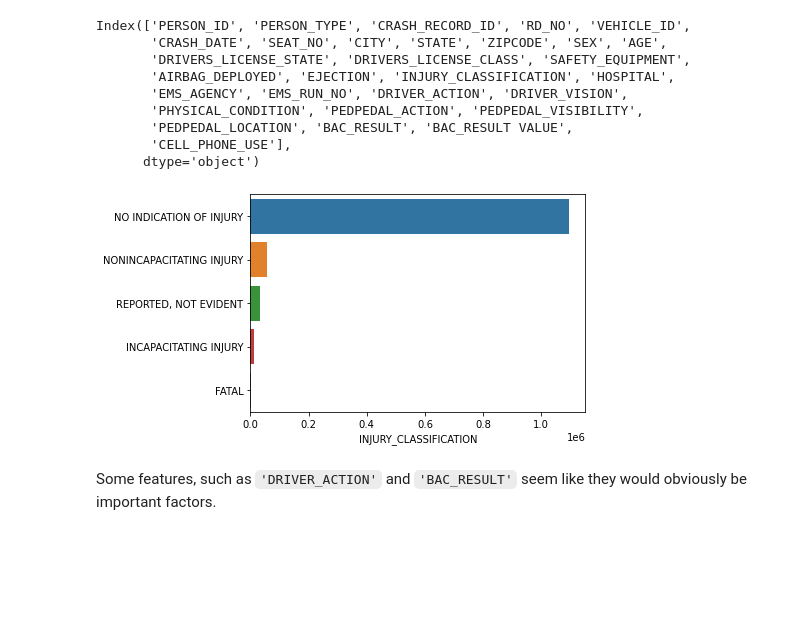
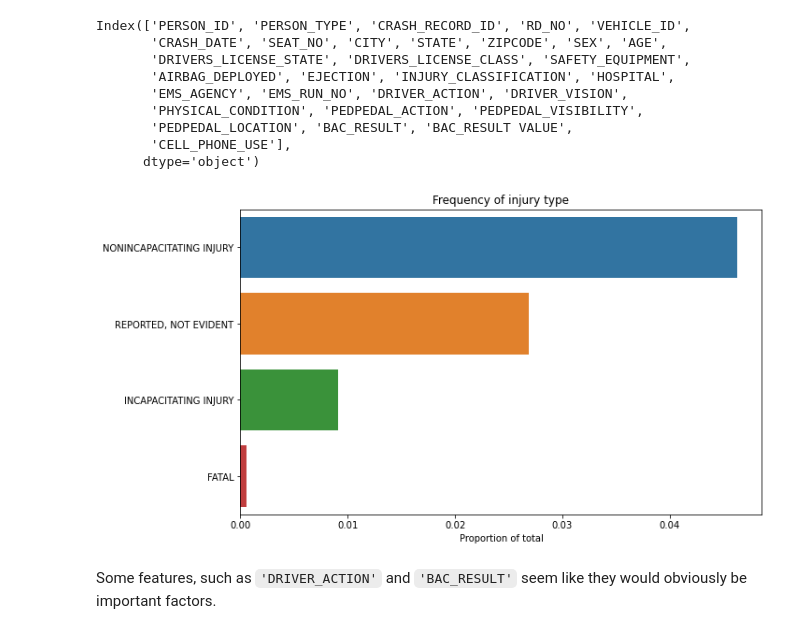
Before and after one commit to AngieKay/Chicago-Crashes, a Jupyter notebook: ChicagoCrashes_EDA.ipynb, the cells around one changed output. Saved outputs shown, nothing was run; the diff lists cells and outputs as text; code cells hidden in the pictures; blank space fills up the shorter version.

```diff
--- a/ChicagoCrashes_EDA.ipynb
+++ b/ChicagoCrashes_EDA.ipynb
@@ -179,10 +182,14 @@ people_eda = people_df.drop(['PERSON_ID', 'RD_NO', 'CRASH_RECORD_ID', 'HOSPITAL'
                              'EMS_AGENCY', 'EMS_RUN_NO'], axis=1)
 # %%
 # Distribution of our target classes
-sns.barplot(y=people_eda.INJURY_CLASSIFICATION.value_counts().index, x=people_eda.INJURY_CLASSIFICATION.value_counts(),
-           orient='h');
+fig, ax = plt.subplots(figsize=(10, 6))
+sns.barplot(y=people_df.INJURY_CLASSIFICATION.value_counts(normalize=True).drop('NO INDICATION OF INJURY').index,
+            x=people_df.INJURY_CLASSIFICATION.value_counts(normalize=True).drop('NO INDICATION OF INJURY'),
+           orient='h', ax=ax)
+plt.title('Frequency of injury type')
+plt.xlabel('Proportion of total');
 # %% [output]
-[figure, old version]
+[figure, new version]
 # %% [markdown]
 Some features, such as `'DRIVER_ACTION'` and `'BAC_RESULT'` seem like they would obviously be important factors.
 # %%
```
Also changed, not shown: parts of 2 cells of this notebook, 1 other file.
